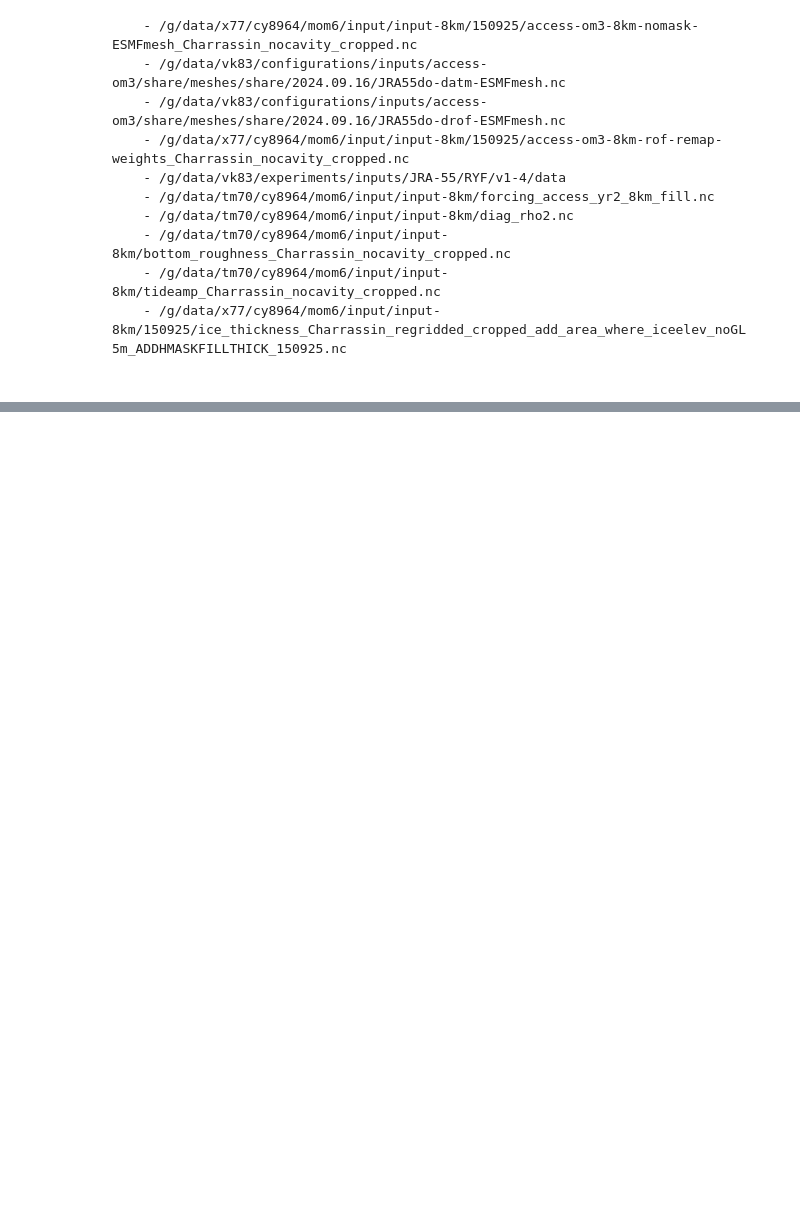
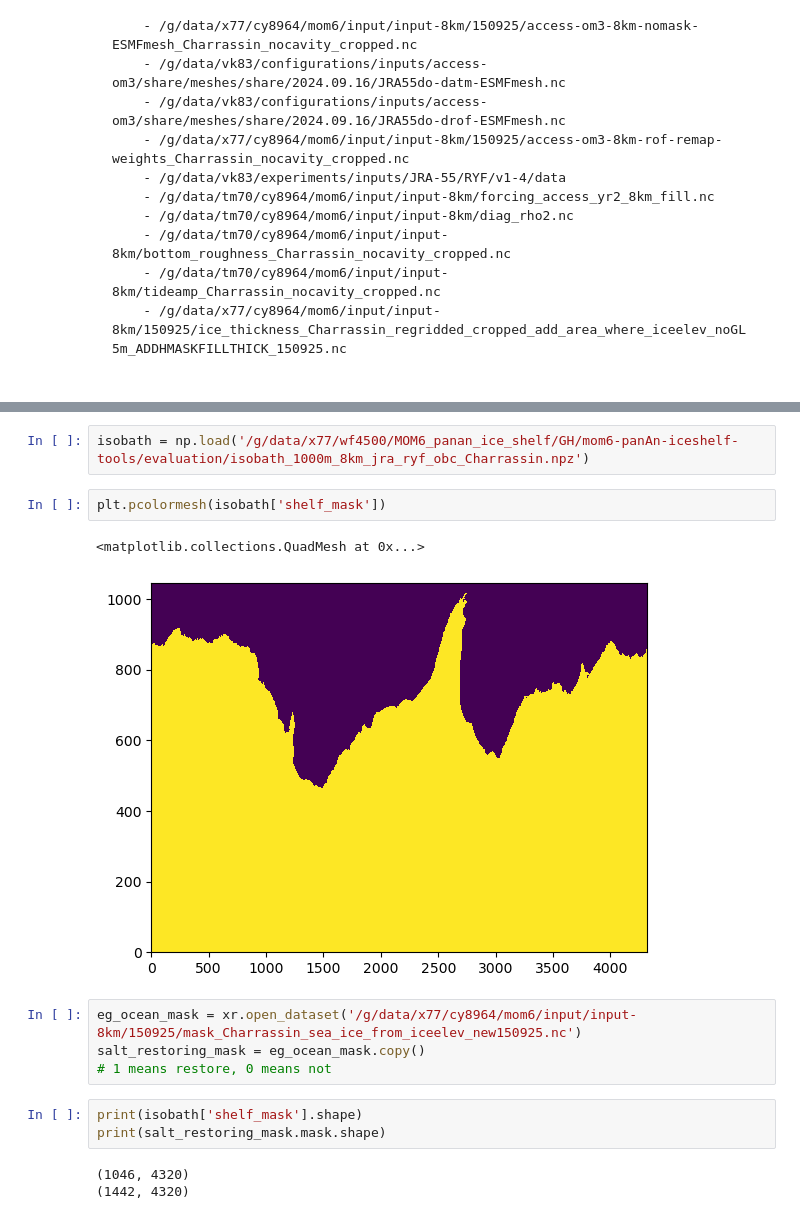
Before and after one commit to claireyung/mom6-panAn-iceshelf-tools, a Jupyter notebook: generate-draft/process-topo-8k-minimal-topoedited.ipynb, the cells around one changed output, grey strips where cells are left out. Drawn from its saved outputs; the diff is of its cells as text; blank space fills up the shorter version.

```diff
--- a/generate-draft/process-topo-8k-minimal-topoedited.ipynb
+++ b/generate-draft/process-topo-8k-minimal-topoedited.ipynb
@@ -660,0 +662,17 @@ input:
+# %%
+isobath = np.load('/g/data/x77/wf4500/MOM6_panan_ice_shelf/GH/mom6-panAn-iceshelf-tools/evaluation/isobath_1000m_8km_jra_ryf_obc_Charrassin.npz')
+# %%
+plt.pcolormesh(isobath['shelf_mask'])
+# %% [output]
+<matplotlib.collections.QuadMesh at 0x...>
+[figure, added]
+# %%
+eg_ocean_mask = xr.open_dataset('/g/data/x77/cy8964/mom6/input/input-8km/150925/mask_Charrassin_sea_ice_from_iceelev_new150925.nc')
+salt_restoring_mask = eg_ocean_mask.copy()
+# 1 means restore, 0 means not
+# %%
+print(isobath['shelf_mask'].shape)
+print(salt_restoring_mask.mask.shape)
+# %% [output]
+(1046, 4320)
+(1442, 4320)
```
Also changed, not shown: parts of 5 cells of this notebook, 1 other file.
